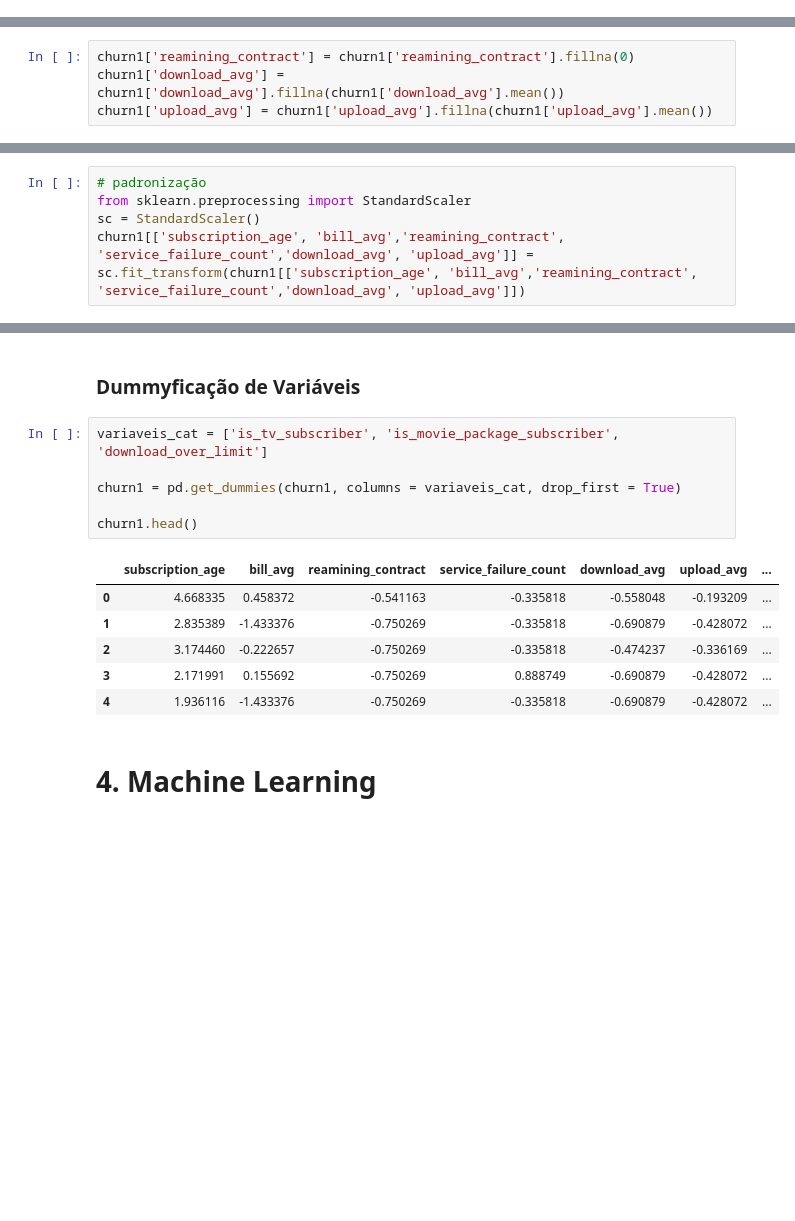
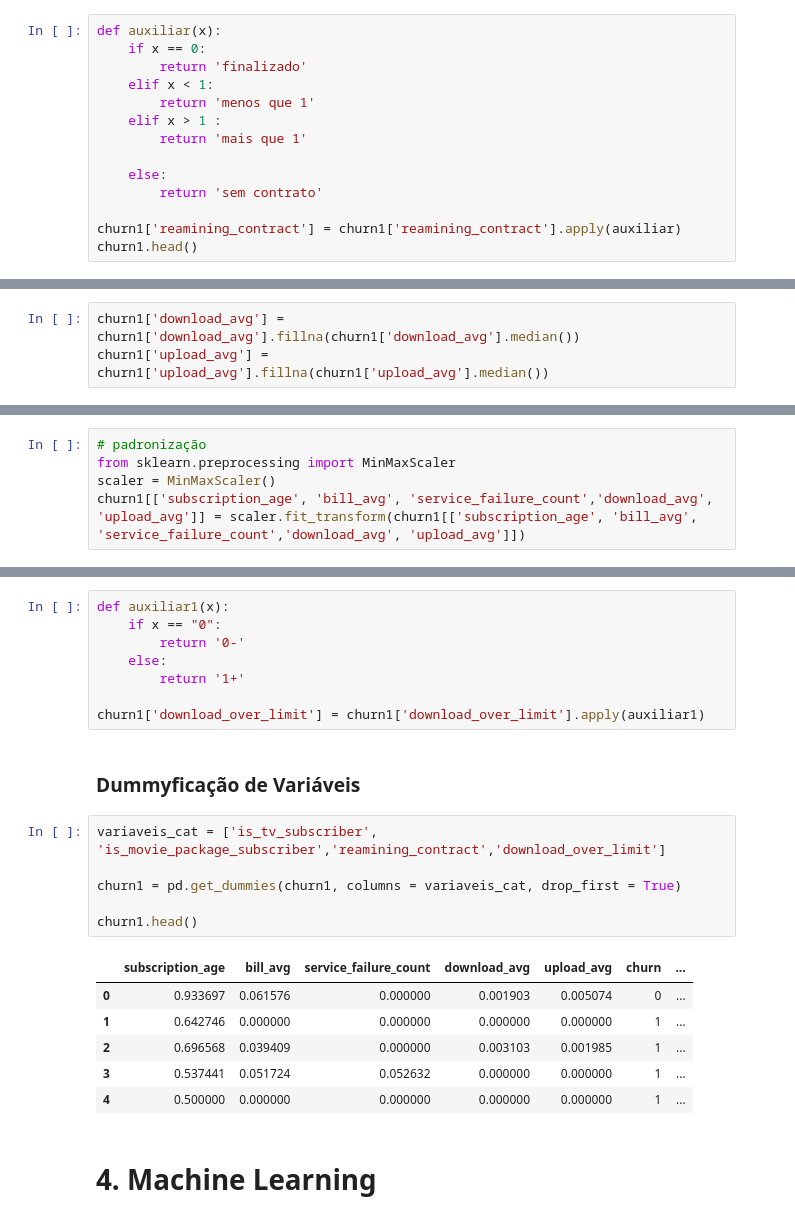
Before and after one commit to omarca2022/churn_project, a Jupyter notebook: churn_projeto.ipynb, the cells around one changed output, grey strips where cells are left out. Drawn from its saved outputs; the diff is of its cells as text; blank space fills up the shorter version.

```diff
--- a/churn_projeto.ipynb
+++ b/churn_projeto.ipynb
@@ -348,0 +351,14 @@ churn1.head()
+# %%
+def auxiliar(x):
+    if x == 0:
+        return 'finalizado'
+    elif x < 1:
+        return 'menos que 1'
+    elif x > 1 :
+        return 'mais que 1'
+
+    else:
+        return 'sem contrato'
+
+churn1['reamining_contract'] = churn1['reamining_contract'].apply(auxiliar)
+churn1.head()
@@ -363,9 +386,8 @@ download_over_limit            0.000000
 churn                          0.000000
 dtype: float64
 # %%
-churn1['reamining_contract'] = churn1['reamining_contract'].fillna(0)
-churn1['download_avg'] = churn1['download_avg'].fillna(churn1['download_avg'].mean())
-churn1['upload_avg'] = churn1['upload_avg'].fillna(churn1['upload_avg'].mean())
+churn1['download_avg'] = churn1['download_avg'].fillna(churn1['download_avg'].median())
+churn1['upload_avg'] = churn1['upload_avg'].fillna(churn1['upload_avg'].median())
 # %%
 churn1.isnull().sum()
 # %% [output]
@@ -404,6 +426,6 @@ memory usage: 5.5+ MB
 ### Escala das Variáveis Contínuas
 # %%
 # padronização
-from sklearn.preprocessing import StandardScaler
-sc = StandardScaler()
-churn1[['subscription_age', 'bill_avg','reamining_contract', 'service_failure_count','download_avg', 'upload_avg']] = sc.fit_transform(churn1[['subscription_age', 'bill_avg','reamining_contract', 'service_failure_count','download_avg', 'upload_avg']])
+from sklearn.preprocessing import MinMaxScaler
+scaler = MinMaxScaler()
+churn1[['subscription_age', 'bill_avg', 'service_failure_count','download_avg', 'upload_avg']] = scaler.fit_transform(churn1[['subscription_age', 'bill_avg', 'service_failure_count','download_avg', 'upload_avg']])
@@ -410,18 +446,26 @@ churn1[['subscription_age', 'bill_avg','reamining_contract', 'service_failure_co
+# %%
+def auxiliar1(x):
+    if x == "0":
+        return '0-'
+    else:
+        return '1+'
+
+churn1['download_over_limit'] = churn1['download_over_limit'].apply(auxiliar1)
 # %% [markdown]
 ### Dummyficação de Variáveis
 # %%
-variaveis_cat = ['is_tv_subscriber', 'is_movie_package_subscriber', 'download_over_limit']
+variaveis_cat = ['is_tv_subscriber', 'is_movie_package_subscriber','reamining_contract','download_over_limit']
 
 churn1 = pd.get_dummies(churn1, columns = variaveis_cat, drop_first = True)
 
 churn1.head()
 # %% [output]
-|  | subscription_age | bill_avg | reamining_contract | service_failure_count | download_avg | upload_avg | ... |
-| 0 | 4.668335 | 0.458372 | -0.541163 | -0.335818 | -0.558048 | -0.193209 | ... |
-| 1 | 2.835389 | -1.433376 | -0.750269 | -0.335818 | -0.690879 | -0.428072 | ... |
-| 2 | 3.174460 | -0.222657 | -0.750269 | -0.335818 | -0.474237 | -0.336169 | ... |
-| 3 | 2.171991 | 0.155692 | -0.750269 | 0.888749 | -0.690879 | -0.428072 | ... |
-| 4 | 1.936116 | -1.433376 | -0.750269 | -0.335818 | -0.690879 | -0.428072 | ... |
+|  | subscription_age | bill_avg | service_failure_count | download_avg | upload_avg | churn | ... |
+| 0 | 0.933697 | 0.061576 | 0.000000 | 0.001903 | 0.005074 | 0 | ... |
+| 1 | 0.642746 | 0.000000 | 0.000000 | 0.000000 | 0.000000 | 1 | ... |
+| 2 | 0.696568 | 0.039409 | 0.000000 | 0.003103 | 0.001985 | 1 | ... |
+| 3 | 0.537441 | 0.051724 | 0.052632 | 0.000000 | 0.000000 | 1 | ... |
+| 4 | 0.500000 | 0.000000 | 0.000000 | 0.000000 | 0.000000 | 1 | ... |
 # %% [markdown]
 # 4. Machine Learning
 # %%
```
Also changed, not shown: parts of 32 cells of this notebook.
